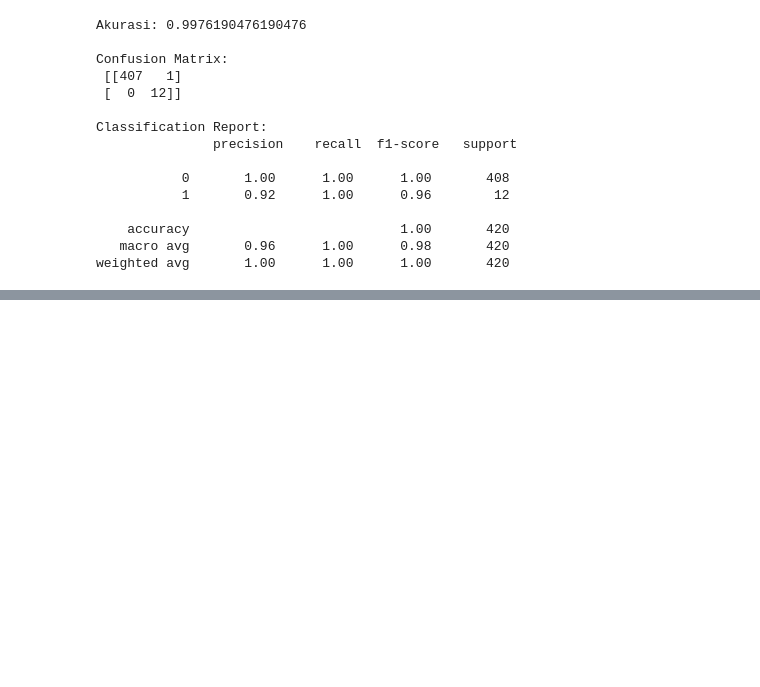
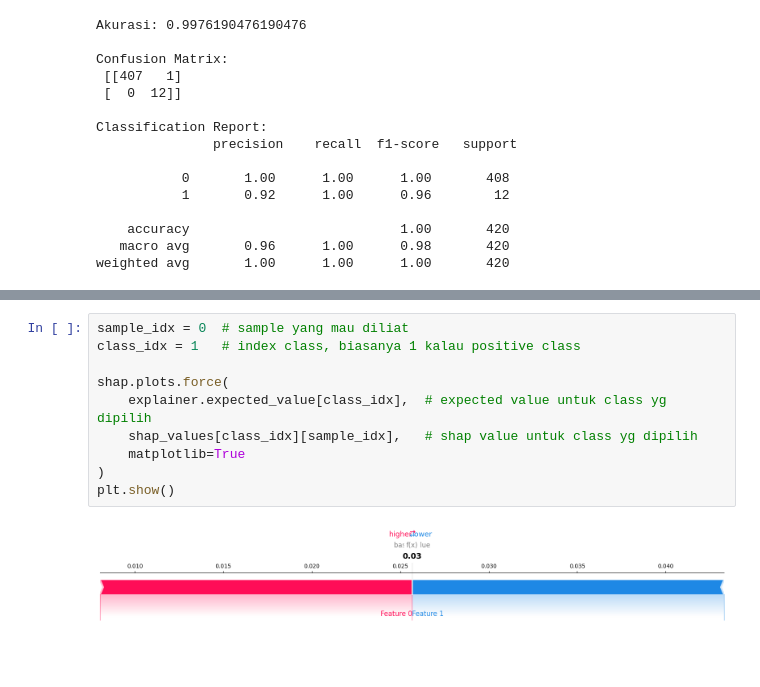
Before and after one commit to PenDZ-Alter/shap-project-management, a Jupyter notebook: construction_tasks_test.ipynb, the cells around one changed output, grey strips where cells are left out. Drawn from its saved outputs; the diff is of its cells as text; blank space fills up the shorter version.

```diff
--- a/construction_tasks_test.ipynb
+++ b/construction_tasks_test.ipynb
@@ -61,0 +76,12 @@ weighted avg       1.00      1.00      1.00       420
+# %%
+sample_idx = 0  # sample yang mau diliat
+class_idx = 1   # index class, biasanya 1 kalau positive class
+
+shap.plots.force(
+    explainer.expected_value[class_idx],  # expected value untuk class yg dipilih
+    shap_values[class_idx][sample_idx],   # shap value untuk class yg dipilih
+    matplotlib=True
+)
+plt.show()
+# %% [output]
+[figure, added]
```
Also changed, not shown: parts of 3 cells of this notebook.
